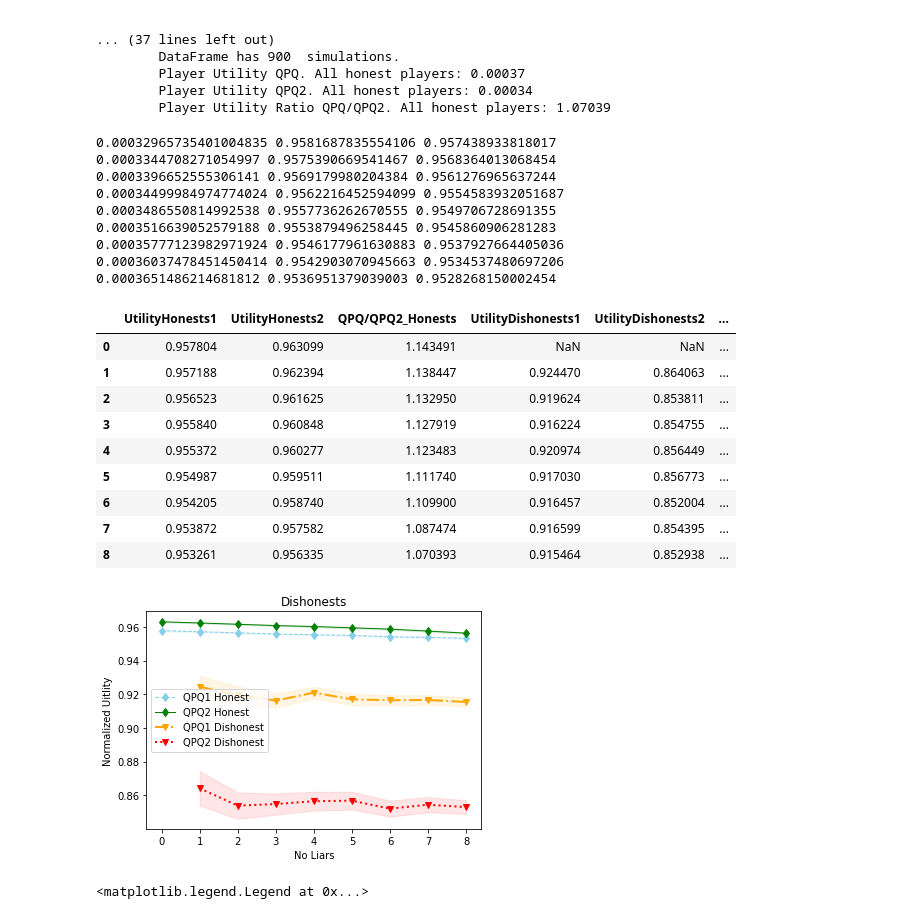
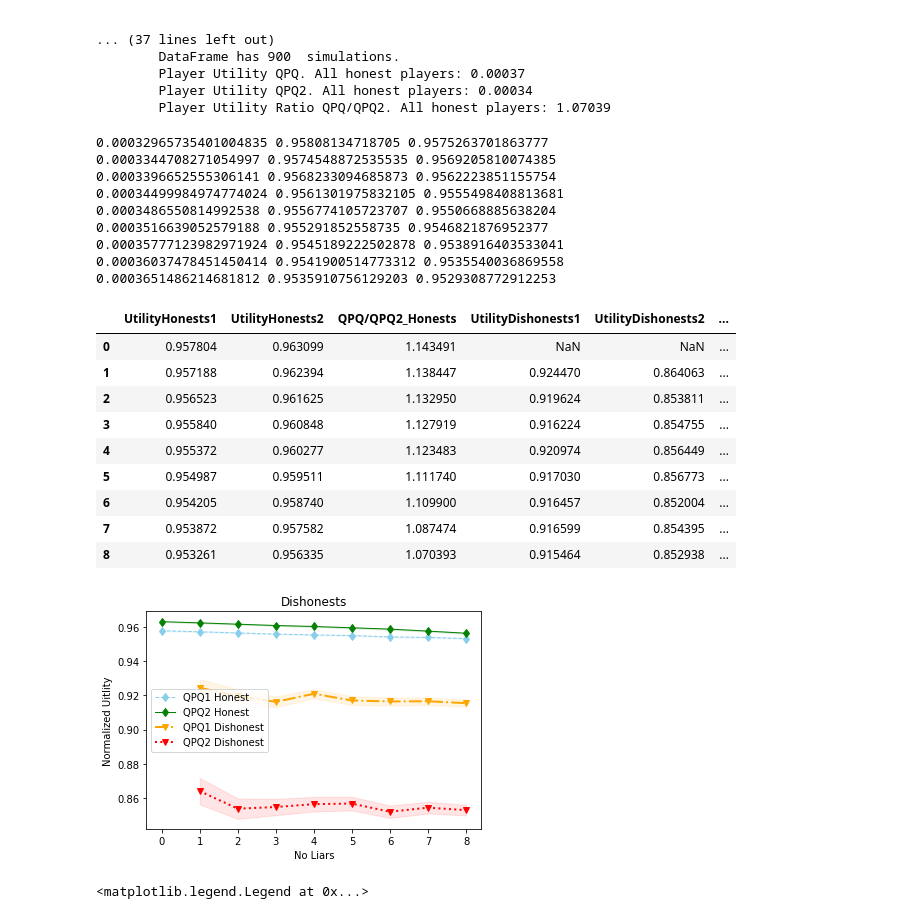
Before and after one commit to GCGImdea/QPQ, a Jupyter notebook: QPQ2Simulations/Comparative Analysis v0.5.ipynb, the cells around one changed output. Drawn from its saved outputs; the diff is of its cells as text; code cells hidden in the pictures.

```diff
--- a/QPQ2Simulations/Comparative Analysis v0.5.ipynb
+++ b/QPQ2Simulations/Comparative Analysis v0.5.ipynb
@@ -682,7 +682,7 @@ simresults = {'UtilityHonests1': [], 'UtilityHonests2': [], 'QPQ/QPQ2_Honests':
               'confidence_intervalDishonestsHigh1': [], 'confidence_intervalDishonestsHigh2': [],
               'numLiars': []
              }
-confidence_level = 0.99
+confidence_level = 0.95
 
 for idx0, historyLen in enumerate(historyLenArray):
     for idx1, numclusters in enumerate(numclustersArray):
@@ -749,43 +749,43 @@ for idx0, historyLen in enumerate(historyLenArray):
                     simresults['numLiars'].append(numLiars)
 
 rst = pd.DataFrame(data=simresults)
 # multiple line plot
 plt.plot( 'numLiars', 'UtilityHonests1', data=rst, marker='d', color='skyblue', linestyle='--', linewidth=1, label="QPQ1 Honest")
 plt.plot( 'numLiars', 'UtilityHonests2', data=rst, marker='d', color='green', linestyle='-', linewidth=1, label="QPQ2 Honest")
 plt.fill_between('numLiars','confidence_intervalHonestsHigh1','confidence_intervalHonestsLow1', data=rst, color='skyblue', alpha=.10)
 plt.fill_between('numLiars','confidence_intervalHonestsHigh2','confidence_intervalHonestsLow2', data=rst, color='green', alpha=.10)
 plt.plot( 'numLiars', 'UtilityDishonests1', data=rst, marker='v', color='orange', linestyle='-.', linewidth=2, label="QPQ1 Dishonest")
 plt.plot( 'numLiars', 'UtilityDishonests2', data=rst, marker='v', color='red', linestyle=':', linewidth=2, label="QPQ2 Dishonest")
 plt.fill_between('numLiars','confidence_intervalDishonestsHigh1','confidence_intervalDishonestsLow1', data=rst, color='orange', alpha=.10)
 plt.fill_between('numLiars','confidence_intervalDishonestsHigh2','confidence_intervalDishonestsLow2', data=rst, color='red', alpha=.10)
 plt.title("Dishonests")
 plt.xlabel("No Liars")
 plt.ylabel("Normalized Uitlity");
 plt.legend()
 #plt.savefig(commondir + 'images/numliars.eps', format='eps')
 plt.savefig(commondir + 'images/numliars.pdf', format='pdf')
 rst
 # %% [output]
-0.00032965735401004835 0.9581687835554106 0.957438933818017
-0.0003344708271054997 0.9575390669541467 0.9568364013068454
-0.0003396652555306141 0.9569179980204384 0.9561276965637244
-0.00034499984974774024 0.9562216452594099 0.9554583932051687
-0.0003486550814992538 0.9557736262670555 0.9549706728691355
-0.0003516639052579188 0.9553879496258445 0.9545860906281283
-0.00035777123982971924 0.9546177961630883 0.9537927664405036
-0.00036037478451450414 0.9542903070945663 0.9534537480697206
-0.0003651486214681812 0.9536951379039003 0.9528268150002454
+0.00032965735401004835 0.95808134718705 0.9575263701863777
+0.0003344708271054997 0.9574548872535535 0.9569205810074385
+0.0003396652555306141 0.9568233094685873 0.9562223851155754
+0.00034499984974774024 0.9561301975832105 0.9555498408813681
+0.0003486550814992538 0.9556774105723707 0.9550668885638204
+0.0003516639052579188 0.955291852558735 0.9546821876952377
+0.00035777123982971924 0.9545189222502878 0.9538916403533041
+0.00036037478451450414 0.9541900514773312 0.9535540036869558
+0.0003651486214681812 0.9535910756129203 0.9529308772912253
 |  | UtilityHonests1 | UtilityHonests2 | QPQ/QPQ2_Honests | UtilityDishonests1 | UtilityDishonests2 | ... |
 | 0 | 0.957804 | 0.963099 | 1.143491 | NaN | NaN | ... |
 | 1 | 0.957188 | 0.962394 | 1.138447 | 0.924470 | 0.864063 | ... |
 | 2 | 0.956523 | 0.961625 | 1.132950 | 0.919624 | 0.853811 | ... |
 | 3 | 0.955840 | 0.960848 | 1.127919 | 0.916224 | 0.854755 | ... |
 | 4 | 0.955372 | 0.960277 | 1.123483 | 0.920974 | 0.856449 | ... |
 | 5 | 0.954987 | 0.959511 | 1.111740 | 0.917030 | 0.856773 | ... |
 | 6 | 0.954205 | 0.958740 | 1.109900 | 0.916457 | 0.852004 | ... |
 | 7 | 0.953872 | 0.957582 | 1.087474 | 0.916599 | 0.854395 | ... |
 | 8 | 0.953261 | 0.956335 | 1.070393 | 0.915464 | 0.852938 | ... |
-[figure, old version]
+[figure, new version]
 # %%
 rst = pd.DataFrame(data=simresults)
 # multiple line plot
```
Also changed, not shown: 1 other file.
